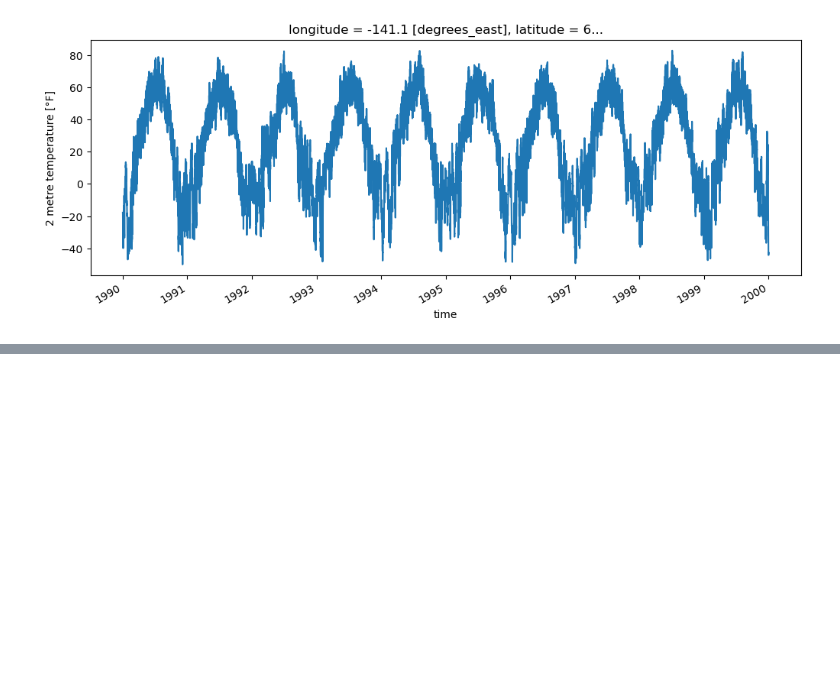
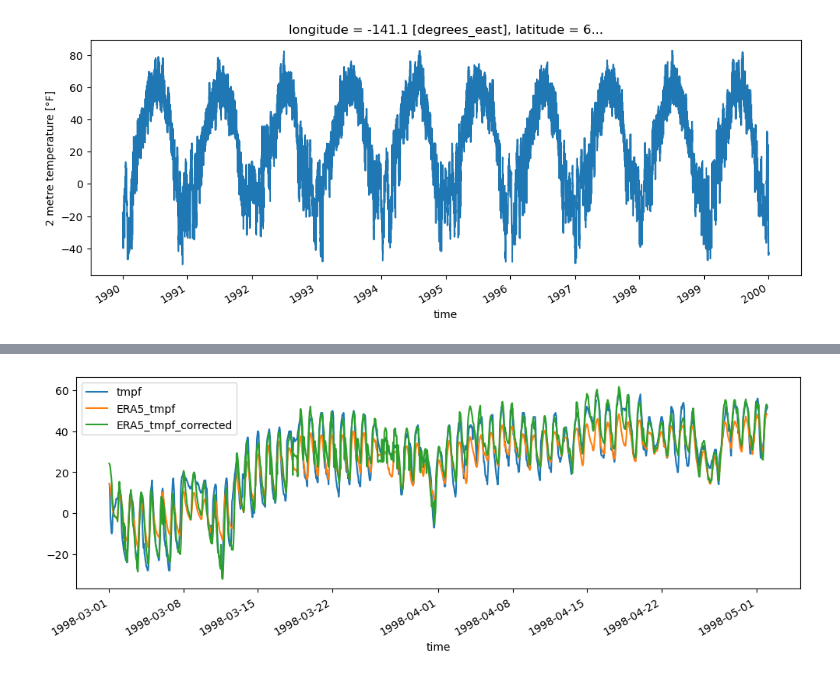
Before and after one commit to ua-snap/ardac-toolbox, a Jupyter notebook: notebooks/bias_correction.ipynb, the cells around one changed output, grey strips where cells are left out. Cells and saved outputs as stored; diff of their text form; code cells hidden in the pictures; blank space fills up the shorter version.

```diff
--- a/notebooks/bias_correction.ipynb
+++ b/notebooks/bias_correction.ipynb
@@ -118,0 +208,16 @@ Now let's plot both for a time period where the observational record is mostly c
+# %%
+new_era5 = scen.sel(
+    time=ex_slice,
+    latitude=scen.latitude.values[0],
+    longitude=scen.longitude.values[0],
+).to_pandas()
+new_era5.name = "ERA5_tmpf_corrected"
+new_era5 = pd.DataFrame(new_era5)
+
+fig, ax = plt.subplots(1, 1, figsize=(12, 4))
+df.loc[ex_slice].plot(ax=ax)
+era5_df.plot(ax=ax)
+new_era5.plot(ax=ax)
+plt.show()
+# %% [output]
+[figure, added]
```
Also changed, not shown: parts of 26 cells of this notebook.
